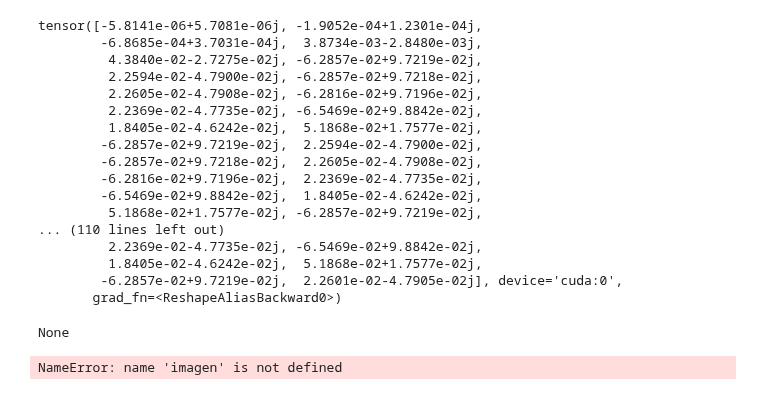
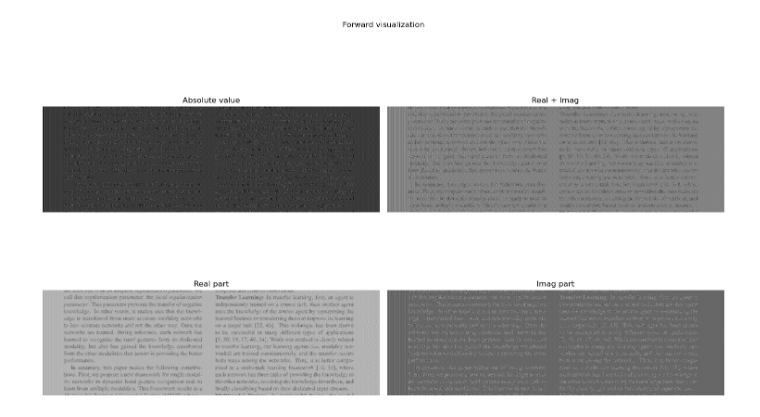
Before and after one commit to emidan19/deep-tempest, a Jupyter notebook: python_scripts/Plug&Play/forward_autograd/DiffFunc.ipynb, the cells around one changed output. Saved outputs shown, nothing was run; the diff lists cells and outputs as text; code cells hidden in the pictures.

Commit message:
Change forward degradation effect and show example

```diff
--- a/python_scripts/Plug&Play/forward_autograd/DiffFunc.ipynb
+++ b/python_scripts/Plug&Play/forward_autograd/DiffFunc.ipynb
@@ -150,16 +198,16 @@ def g_taps(dim_vertical, dim_horizontal, armonico):
 # %%
-def TMDS_row(img_fila,columnas,g_t,padding):
+def TMDS_row(img_fila, v, h):
     cnt = 0
-    bits_cod_fila =  torch.zeros((1,1,10*columnas), dtype = torch.complex64,device=device)
-    for j in range(columnas):
+    bits_cod_fila =  torch.zeros((1,1,10*h), dtype = torch.complex64,device=device)
+    for j in range(h):
         pixel = img_fila[j]
         pixel_bits = Pixel2Bit_diff(pixel)
         pixel_cod,cnt = TMDS_diff(pixel_bits, cnt)
         bits_cod_fila[0,0,j*10:(j+1)*10] = pixel_cod
-    img_fila = nn.functional.conv1d(bits_cod_fila, g_t, stride = 10, padding=padding, bias = None)[0,0,:].reshape(columnas)
+    img_fila = line_degradation(bits_cod_fila,h,img_fila.numel())
     return img_fila
 # %%
-def forward(dim_columnas,g_t,padding,img_fila):
+def forward(img_fila, v, h):
     img_fila = torch.tensor(img_fila, dtype=torch.float32, requires_grad=True,device=device)
-    img_fila_salida = TMDS_row(img_fila,dim_columnas,g_t,padding)
+    img_fila_salida = TMDS_row(img_fila, v, h)
     return img_fila_salida
@@ -175,32 +214,26 @@ imagen_fila_salida = forward(250,g_t,padding,img_fila)
-# %%
-print(imagen_fila_salida)
-# %% [output]
-tensor([-5.8141e-06+5.7081e-06j, -1.9052e-04+1.2301e-04j,
-        -6.8685e-04+3.7031e-04j,  3.8734e-03-2.8480e-03j,
-         4.3840e-02-2.7275e-02j, -6.2857e-02+9.7219e-02j,
-         2.2594e-02-4.7900e-02j, -6.2857e-02+9.7218e-02j,
-         2.2605e-02-4.7908e-02j, -6.2816e-02+9.7196e-02j,
-         2.2369e-02-4.7735e-02j, -6.5469e-02+9.8842e-02j,
-         1.8405e-02-4.6242e-02j,  5.1868e-02+1.7577e-02j,
-        -6.2857e-02+9.7219e-02j,  2.2594e-02-4.7900e-02j,
-        -6.2857e-02+9.7218e-02j,  2.2605e-02-4.7908e-02j,
-        -6.2816e-02+9.7196e-02j,  2.2369e-02-4.7735e-02j,
-        -6.5469e-02+9.8842e-02j,  1.8405e-02-4.6242e-02j,
-         5.1868e-02+1.7577e-02j, -6.2857e-02+9.7219e-02j,
-... (110 lines left out)
-         2.2369e-02-4.7735e-02j, -6.5469e-02+9.8842e-02j,
-         1.8405e-02-4.6242e-02j,  5.1868e-02+1.7577e-02j,
-        -6.2857e-02+9.7219e-02j,  2.2601e-02-4.7905e-02j], device='cuda:0',
-       grad_fn=<ReshapeAliasBackward0>)
-# %%
-suma = imagen_fila_salida.sum()
-print(suma.backward())
-# %% [output]
-None
-# %%
-img_sim = np.abs(imagen.detach().numpy())
-plt.figure()
-plt.imshow(255*((img_sim - img_sim.min())/(img_sim.max()-img_sim.min())),cmap='gray')
-plt.show()
-# %% [output]
-NameError: name 'imagen' is not defined
+# %%
+image_path = '../imagenes/Abavisani_Improving_the_Performance_of_Unimodal_Dynamic_Hand-Gesture_Recognition_With_Multimodal_CVPR_2019_paper.png'
+# img_fila = np.zeros(250)
+img = np.asarray(Image.open(image_path))[:,:,0] #solo canal rojo
+v, h = img.shape
+v_in = 500
+
+# Computing forward without grad because memory explodes
+with torch.no_grad():
+    img_out = torch.zeros((v_in,h),dtype=torch.complex128)
+    for row in range(v_in):
+        img_out[row,:] = forward(img[row-v,:], v, h)
+# %%
+img_out_np = img_out.numpy()
+
+fig, ax = plt.subplots(2,2, figsize=(15,10), sharex=True, sharey=True)
+plt.suptitle("Forward visualization")
+ax[0,0].imshow(np.abs(img_out_np), cmap='gray'), ax[0,0].set_title("Absolute value"), ax[0,0].axis('off')
+ax[0,1].imshow(img_out_np.real + img_out_np.imag, cmap='gray'), ax[0,1].set_title("Real + Imag"), ax[0,1].axis('off')
+ax[1,0].imshow(np.real(img_out_np), cmap='gray'), ax[1,0].set_title("Real part"), ax[1,0].axis('off')
+ax[1,1].imshow(np.imag(img_out_np), cmap='gray'), ax[1,1].set_title("Imag part"), ax[1,1].axis('off')
+
+plt.tight_layout()
+plt.show()
+# %% [output]
+[figure, added]
```
Also changed, not shown: parts of 4 cells of this notebook.
